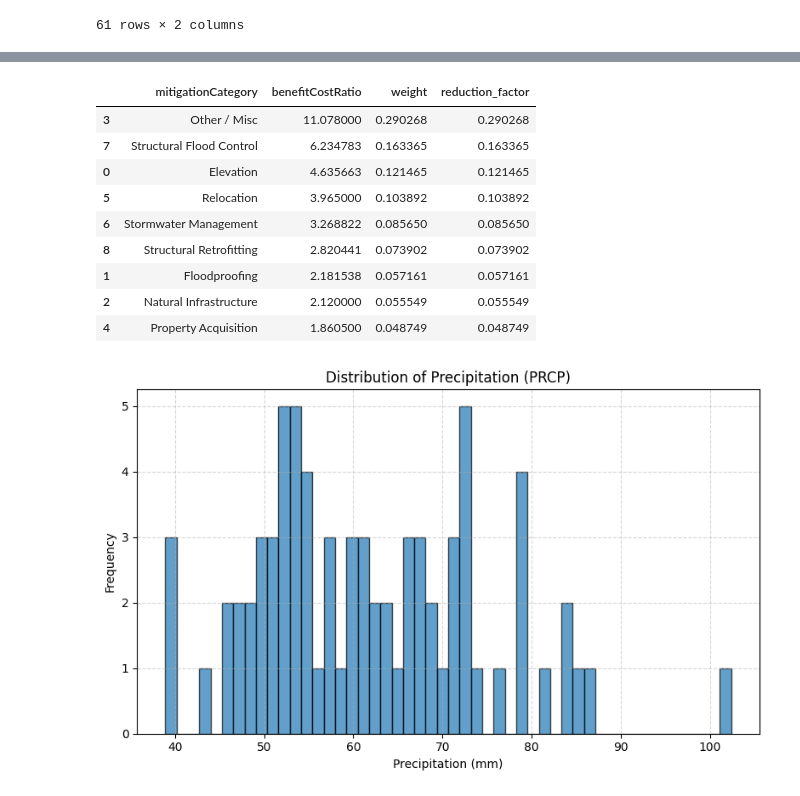
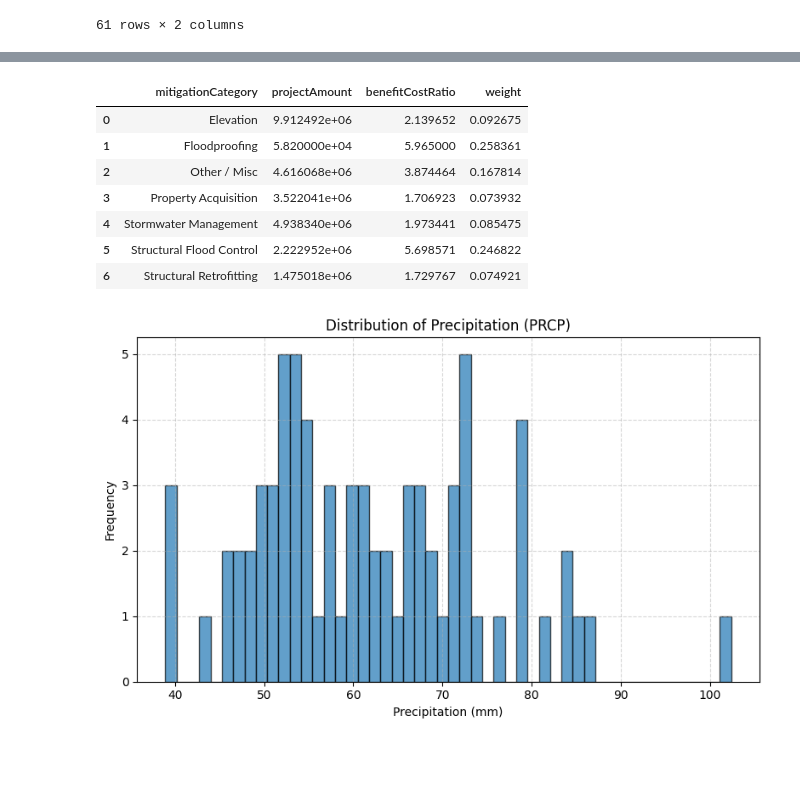
Before and after one commit to sarthakc123/Sarthak_Vinit_ClimateRiskMitigationMCSim, a Jupyter notebook: EDA_With_Markdown.ipynb, the cells around one changed output, grey strips where cells are left out. Drawn from its saved outputs; the diff is of its cells as text; code cells hidden in the pictures; blank space fills up the shorter version.

```diff
--- a/EDA_With_Markdown.ipynb
+++ b/EDA_With_Markdown.ipynb
@@ -831,25 +831,32 @@ df_slr_baseline
 | 60 | 2054 | 70.20 |
 61 rows × 2 columns
 # %%
-df_mitigation_master = pd.read_csv("/content/HazardMitigationAssistanceProjects.csv")
+import pandas as pd
 
-df_mitigation_master['projectType_clean'] = df_mitigation_master['projectType'].astype(str).str.lower()
-columns_to_keep = [
+# Load dataset
+df = pd.read_csv("/content/HazardMitigationAssistanceProjects.csv")
+
+# Clean and filter for Louisiana
+df['projectType_clean'] = df['projectType'].astype(str).str.lower()
+df['dateApproved'] = pd.to_datetime(df['dateApproved'], errors='coerce')
+
+# Filter for Louisiana and years 2020–2025
+keep_cols = [
     'projectIdentifier', 'state', 'county', 'projectType', 'status',
     'dateApproved', 'projectAmount', 'federalShareObligated', 'benefitCostRatio',
-    'numberOfProperties', 'netValueBenefits', 'costSharePercentage','projectType_clean'
+    'numberOfProperties', 'netValueBenefits', 'costSharePercentage', 'projectType_clean'
 ]
-df_filtered = df_mitigation_master[df_mitigation_master['state'] == 'Louisiana'][columns_to_keep]
+df = df[(df['state'] == 'Louisiana') &
+        (df['dateApproved'].dt.year >= 2020) &
+        (df['dateApproved'].dt.year <= 2025)][keep_cols] #Assuming it is not implemented still started after 2020
 
+# Disaster-related keywords
+keywords = ['flood', 'floodwater', 'coastal', 'hurricane', 'stormwater', 'levee',
+            'drainage', 'sea', 'level', 'elevation', 'floodproof', 'wind', 'tornado']
+df = df[df['projectType_clean'].apply(lambda x: any(kw in x for kw in keywords))]
 
-keywords = ['flood', 'floodwater','coastal', 'hurricane', 'stormwater', 'levee', 'drainage', 'sea','level', 'elevation', 'floodproof','wind',]
-
-df_disaster_related = df_filtered[
-    df_filtered['projectType_clean'].apply(lambda x: any(kw in x for kw in keywords))
-]
-
-# Define a mapping function
-def categorize_project_type(ptype):
+# Categorize mitigation types
+def categorize(ptype):
     ptype = ptype.lower()
     if "acquisition" in ptype:
         return "Property Acquisition"
@@ -870,28 +877,21 @@ def categorize_project_type(ptype):
     else:
         return "Other / Misc"
 
-# Apply the categorization
-df_disaster_related['mitigationCategory'] = df_disaster_related['projectType'].apply(categorize_project_type)
+df['mitigationCategory'] = df['projectType'].apply(categorize)
 
-# Group and average BCRs
-category_bcr = df_disaster_related.groupby('mitigationCategory')['benefitCostRatio'].mean().reset_index()
-category_bcr = category_bcr.sort_values(by='benefitCostRatio', ascending=False)
+# Group by category
+summary = df.groupby('mitigationCategory').agg({
+    'projectAmount': 'mean',
+    'benefitCostRatio': 'mean'
+}).reset_index()
 
-# Preview
-print(category_bcr)
+# Normalize BCR for weight and reduction factor
+summary['weight'] = summary['benefitCostRatio'] / summary['benefitCostRatio'].sum()
+summary['reduction_factor'] = summary['weight']
 
-# Assume you already have this from your plot:
-# category_bcr → columns: ['mitigationCategory', 'benefitCostRatio']
+# Final DataFrame
+final_df = summary[['mitigationCategory', 'projectAmount', 'benefitCostRatio','weight']]
 
-# Step 1: Normalize benefit-cost ratios
-category_bcr['weight'] = category_bcr['benefitCostRatio'] / category_bcr['benefitCostRatio'].sum()
-
-# Step 2: Scale to create a "reduction factor" (e.g., max 40% flood probability reduction)
-category_bcr['reduction_factor'] = category_bcr['weight']
-
-# Final DataFrame (you can join this later with simulation outcomes or policy records)
-df_mitigation_impact = category_bcr[['mitigationCategory', 'benefitCostRatio', 'weight', 'reduction_factor']].copy()
-
-# Preview
-df_mitigation_impact[:]
+# Display
+final_df
 # %% [output]
@@ -913,13 +898,11 @@ See the caveats in the documentation: https://pandas.pydata.org/pandas-docs/stab
-|  | mitigationCategory | benefitCostRatio | weight | reduction_factor |
-| 3 | Other / Misc | 11.078000 | 0.290268 | 0.290268 |
-| 7 | Structural Flood Control | 6.234783 | 0.163365 | 0.163365 |
-| 0 | Elevation | 4.635663 | 0.121465 | 0.121465 |
-| 5 | Relocation | 3.965000 | 0.103892 | 0.103892 |
-| 6 | Stormwater Management | 3.268822 | 0.085650 | 0.085650 |
-| 8 | Structural Retrofitting | 2.820441 | 0.073902 | 0.073902 |
-| 1 | Floodproofing | 2.181538 | 0.057161 | 0.057161 |
-| 2 | Natural Infrastructure | 2.120000 | 0.055549 | 0.055549 |
-| 4 | Property Acquisition | 1.860500 | 0.048749 | 0.048749 |
+|  | mitigationCategory | projectAmount | benefitCostRatio | weight |
+| 0 | Elevation | 9.912492e+06 | 2.139652 | 0.092675 |
+| 1 | Floodproofing | 5.820000e+04 | 5.965000 | 0.258361 |
+| 2 | Other / Misc | 4.616068e+06 | 3.874464 | 0.167814 |
+| 3 | Property Acquisition | 3.522041e+06 | 1.706923 | 0.073932 |
+| 4 | Stormwater Management | 4.938340e+06 | 1.973441 | 0.085475 |
+| 5 | Structural Flood Control | 2.222952e+06 | 5.698571 | 0.246822 |
+| 6 | Structural Retrofitting | 1.475018e+06 | 1.729767 | 0.074921 |
 # %%
 df_rainfall_NOAirport=pd.read_csv("/content/4012474.csv")
 df_rainfall_NOAirport.columns
```
Also changed, not shown: parts of 1 cell of this notebook.
